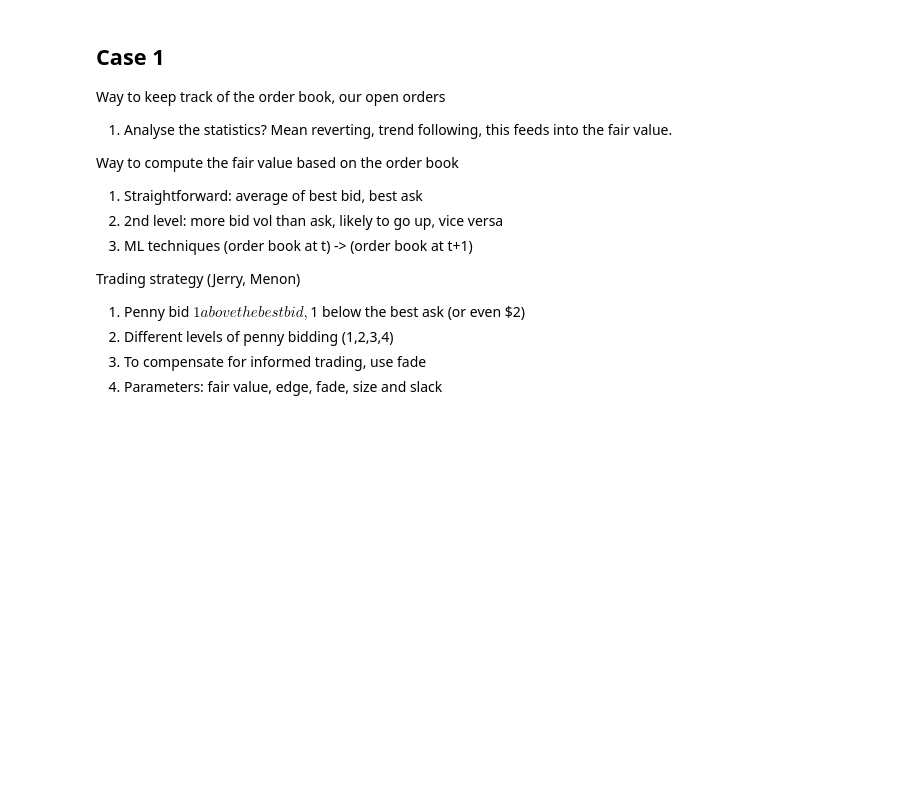
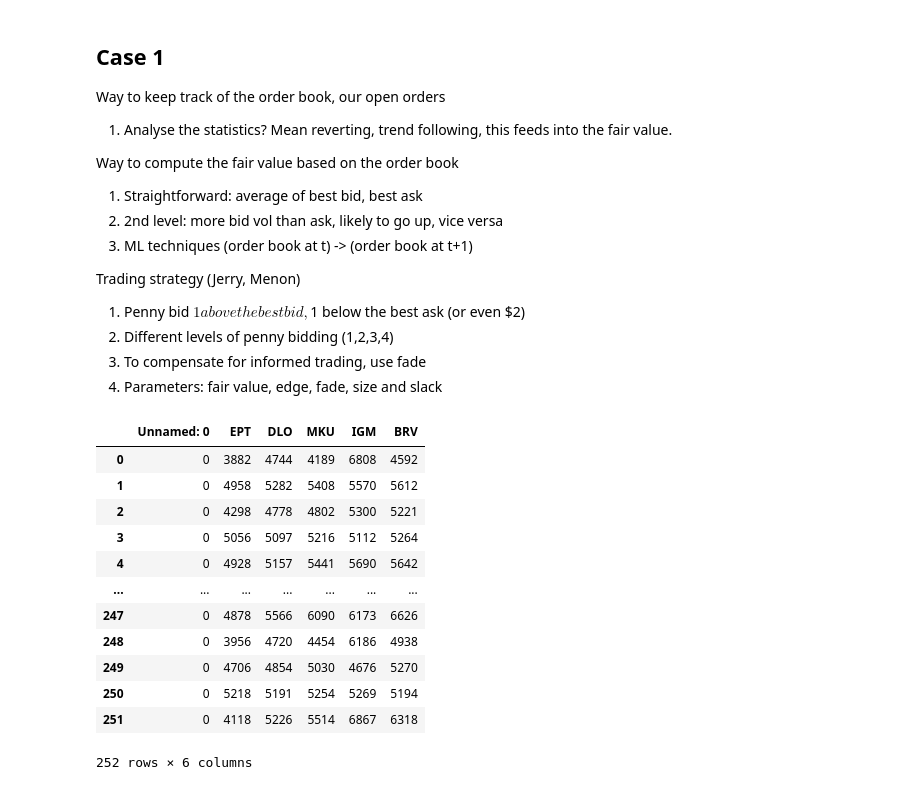
Before and after one commit to sabvan/UChicagoTradingComp, a Jupyter notebook: analysis.ipynb, the cells around one changed output. Saved outputs shown, nothing was run; the diff lists cells and outputs as text; code cells hidden in the pictures; blank space fills up the shorter version.

```diff
--- a/analysis.ipynb
+++ b/analysis.ipynb
@@ -138,0 +144,17 @@ Trading strategy (Jerry, Menon)
+# %%
+df = pd.read_csv("Case1_Historical.csv")
+df
+# %% [output]
+|  | Unnamed: 0 | EPT | DLO | MKU | IGM | BRV |
+| 0 | 0 | 3882 | 4744 | 4189 | 6808 | 4592 |
+| 1 | 0 | 4958 | 5282 | 5408 | 5570 | 5612 |
+| 2 | 0 | 4298 | 4778 | 4802 | 5300 | 5221 |
+| 3 | 0 | 5056 | 5097 | 5216 | 5112 | 5264 |
+| 4 | 0 | 4928 | 5157 | 5441 | 5690 | 5642 |
+| ... | ... | ... | ... | ... | ... | ... |
+| 247 | 0 | 4878 | 5566 | 6090 | 6173 | 6626 |
+| 248 | 0 | 3956 | 4720 | 4454 | 6186 | 4938 |
+| 249 | 0 | 4706 | 4854 | 5030 | 4676 | 5270 |
+| 250 | 0 | 5218 | 5191 | 5254 | 5269 | 5194 |
+| 251 | 0 | 4118 | 5226 | 5514 | 6867 | 6318 |
+252 rows × 6 columns
```
Also changed, not shown: parts of 7 cells of this notebook, 2 other files.
